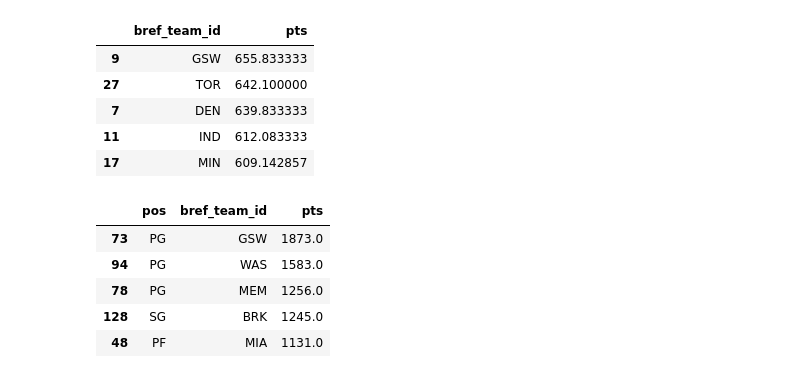
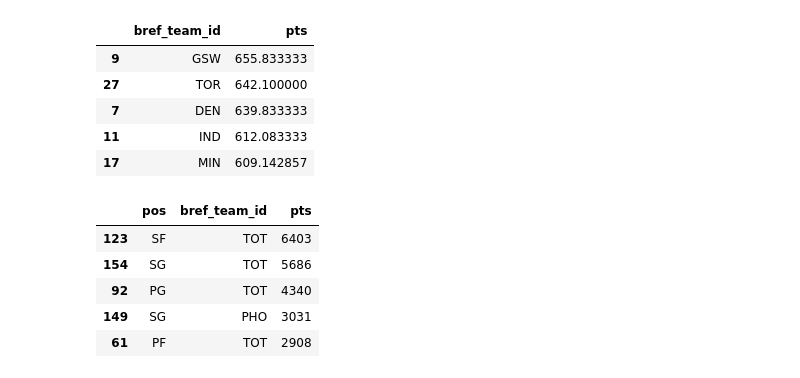
Before and after one commit to obeabi/Assignments, a Jupyter notebook: Main_KNN.ipynb, the cells around one changed output. Cells and saved outputs as stored; diff of their text form; code cells hidden in the pictures.

```diff
--- a/Main_KNN.ipynb
+++ b/Main_KNN.ipynb
@@ -313,3 +356,6 @@ data_test.head()
 | 2 | PF | TOT | 362 |
 | 3 | SG | ORL | 1330 |
 | 4 | C | NOP | 328 |
+# %%
+#  Top points scored by position
+data_test.groupby('pos', as_index=False,sort= True).sum().sort_values(by='pts', ascending=False, inplace=False).head(5)
@@ -323,3 +376,6 @@ data_test.groupby('pos', as_index=False,sort= True).mean().sort_values(by='pts',
 | 6 | SG | 500.357798 |
 | 5 | SF | 493.989899 |
 | 0 | C | 425.066667 |
+# %%
+# Top points scored by bref_team_id
+data_test.groupby('bref_team_id', as_index=False).sum().sort_values(by='pts', ascending=False, inplace=False).head(5)
@@ -334,12 +397,12 @@ data_test.groupby('bref_team_id', as_index=False).mean().sort_values(by='pts', a
 | 11 | IND | 612.083333 |
 | 17 | MIN | 609.142857 |
 # %%
-# Group points scored by bref_team_id and position
-data_test.groupby(['pos','bref_team_id'], as_index=False).mean().sort_values(by='pts', ascending=False, inplace=False).head(5)
+# Points scored by bref_team_id and position
+data_test.groupby(['pos','bref_team_id'], as_index=False).sum().sort_values(by='pts', ascending=False, inplace=False).head(5)
 # %% [output]
 |  | pos | bref_team_id | pts |
-| 73 | PG | GSW | 1873.0 |
-| 94 | PG | WAS | 1583.0 |
-| 78 | PG | MEM | 1256.0 |
-| 128 | SG | BRK | 1245.0 |
-| 48 | PF | MIA | 1131.0 |
+| 123 | SF | TOT | 6403 |
+| 154 | SG | TOT | 5686 |
+| 92 | PG | TOT | 4340 |
+| 149 | SG | PHO | 3031 |
+| 61 | PF | TOT | 2908 |
```
Also changed, not shown: parts of 59 cells of this notebook.
